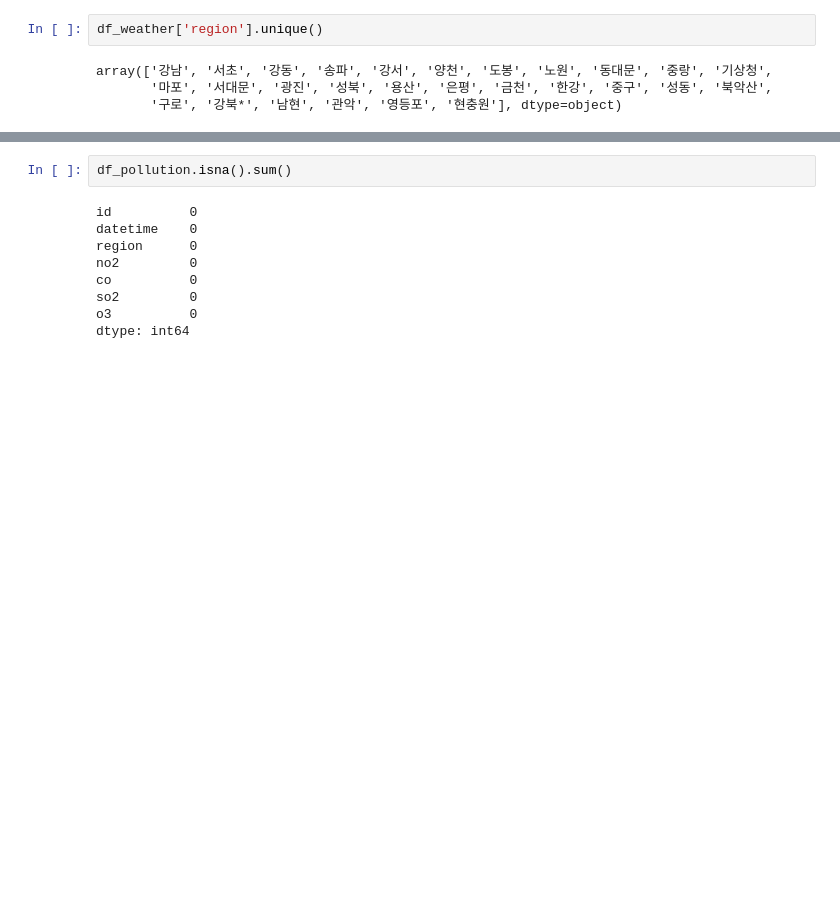
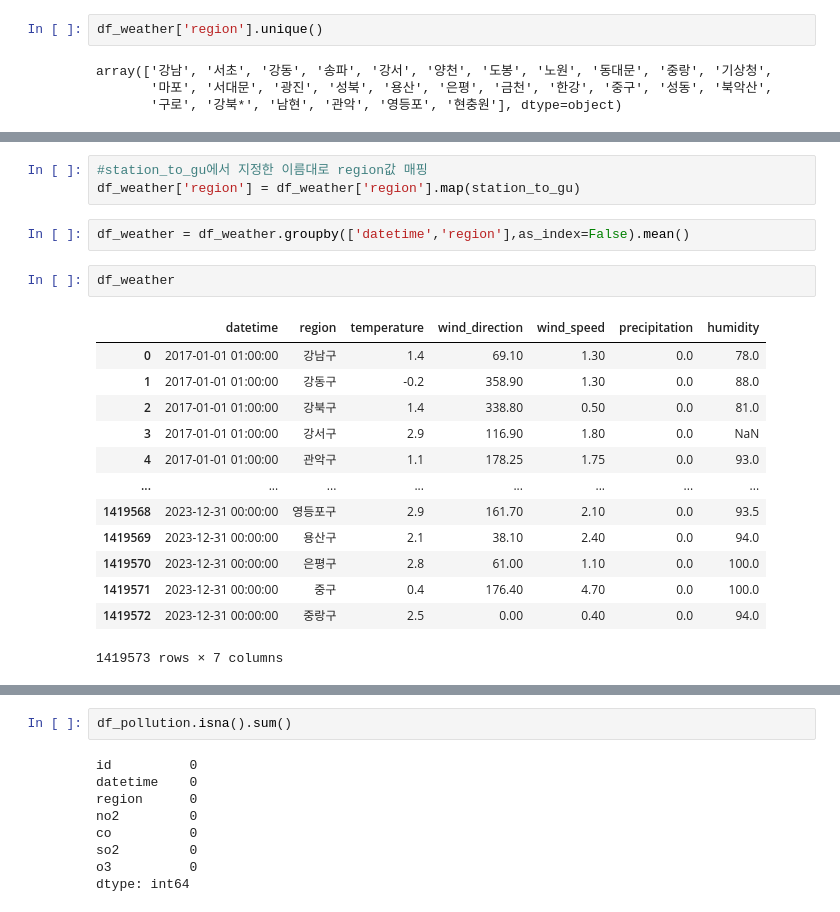
Before and after one commit to dongango/ai-proj2-class4, a Jupyter notebook: 20.data-preprocessing/대기오염물질_데이터셋/대기오염물질_데이터셋.ipynb, the cells around one changed output, grey strips where cells are left out. Drawn from its saved outputs; the diff is of its cells as text; blank space fills up the shorter version.

```diff
--- a/20.data-preprocessing/대기오염물질_데이터셋/대기오염물질_데이터셋.ipynb
+++ b/20.data-preprocessing/대기오염물질_데이터셋/대기오염물질_데이터셋.ipynb
@@ -147,3 +142,24 @@ df_weather
+# %%
+#station_to_gu에서 지정한 이름대로 region값 매핑
+df_weather['region'] = df_weather['region'].map(station_to_gu)
+# %%
+df_weather = df_weather.groupby(['datetime','region'],as_index=False).mean()
+# %%
+df_weather
+# %% [output]
+|  | datetime | region | temperature | wind_direction | wind_speed | precipitation | humidity |
+| 0 | 2017-01-01 01:00:00 | 강남구 | 1.4 | 69.10 | 1.30 | 0.0 | 78.0 |
+| 1 | 2017-01-01 01:00:00 | 강동구 | -0.2 | 358.90 | 1.30 | 0.0 | 88.0 |
+| 2 | 2017-01-01 01:00:00 | 강북구 | 1.4 | 338.80 | 0.50 | 0.0 | 81.0 |
+| 3 | 2017-01-01 01:00:00 | 강서구 | 2.9 | 116.90 | 1.80 | 0.0 | NaN |
+| 4 | 2017-01-01 01:00:00 | 관악구 | 1.1 | 178.25 | 1.75 | 0.0 | 93.0 |
+| ... | ... | ... | ... | ... | ... | ... | ... |
+| 1419568 | 2023-12-31 00:00:00 | 영등포구 | 2.9 | 161.70 | 2.10 | 0.0 | 93.5 |
+| 1419569 | 2023-12-31 00:00:00 | 용산구 | 2.1 | 38.10 | 2.40 | 0.0 | 94.0 |
+| 1419570 | 2023-12-31 00:00:00 | 은평구 | 2.8 | 61.00 | 1.10 | 0.0 | 100.0 |
+| 1419571 | 2023-12-31 00:00:00 | 중구 | 0.4 | 176.40 | 4.70 | 0.0 | 100.0 |
+| 1419572 | 2023-12-31 00:00:00 | 중랑구 | 2.5 | 0.00 | 0.40 | 0.0 | 94.0 |
+1419573 rows × 7 columns
 # %%
 df_pollution
 # %% [output]
```
Also changed, not shown: parts of 18 cells of this notebook.
